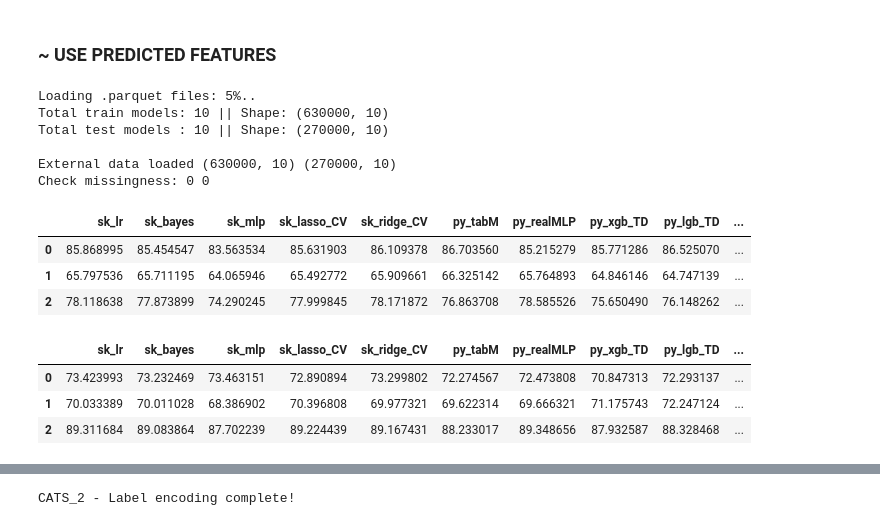
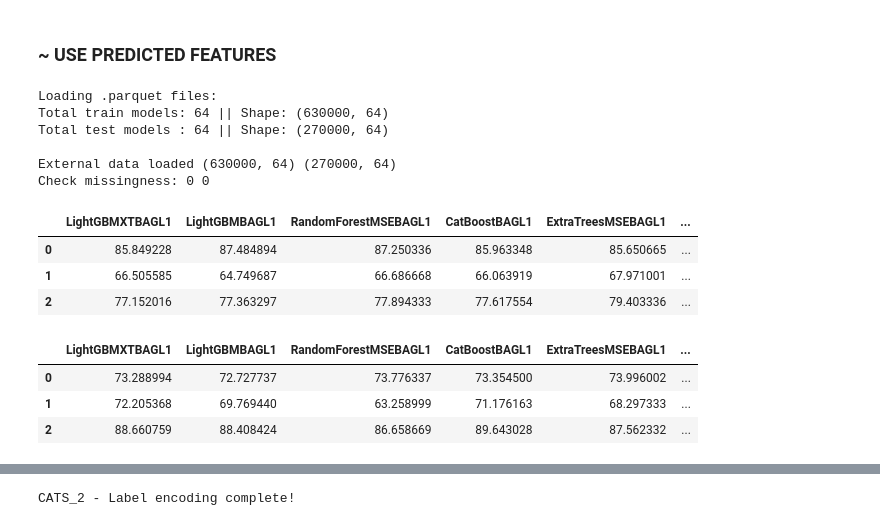
Before and after one commit to coded-sly/ps6e1-Student-Test-Score, a Jupyter notebook: ps6e1-lgbm-orig-basescore.ipynb, the cells around one changed output, grey strips where cells are left out. Cells and saved outputs as stored; diff of their text form; code cells hidden in the pictures.

```diff
--- a/ps6e1-lgbm-orig-basescore.ipynb
+++ b/ps6e1-lgbm-orig-basescore.ipynb
@@ -218,8 +221,8 @@ def dataloader(filepath):
 # %%
 PATHS = [
     # '/kaggle/input/ps6e1-per-feature-ag',
-    # '/kaggle/input/ps6e1-autogluon-trainorig',
-    '/kaggle/input/ps6e1-lr-gbdt-nn-trainorig',
+    '/kaggle/input/ps6e1-autogluon-trainorig',
+    # '/kaggle/input/ps6e1-lr-gbdt-nn-trainorig',
 ]
 
 ## -- Load dataframes --
@@ -227,42 +230,42 @@ train_dfs = []
 test_dfs  = []
 
 ## -- Load train/test datasets --
 for p in PATHS:
     tr, ts = dataloader(p)
     train_dfs.append(tr)
     test_dfs.append(ts)
 
 ## -- Concat datasets --
 ext_train = pd.concat(train_dfs, axis=1)
 ext_test  = pd.concat(test_dfs, axis=1)
 
 print('External data loaded', ext_train.shape, ext_test.shape)
 
 ## -- Drop weighted autogluon models --
 for c in ext_train.columns:
     if 'L2' in c or 'L3' in c: #
         ext_train.drop([c], axis=1, inplace=True)
         ext_test.drop([c], axis=1, inplace=True)
     elif c == TARGET:
         ext_train.drop([c], axis=1, inplace=True)
 
 ## -- Check for missing values --
 print('Check missingness:', ext_train.isna().sum().sum(), ext_test.isna().sum().sum())
 
 display(ext_train.head(3))
 display(ext_test.head(3))
 # %% [output]
-Loading .parquet files: 5%..
-Total train models: 10 || Shape: (630000, 10)
-Total test models : 10 || Shape: (270000, 10)
+Loading .parquet files:
+Total train models: 64 || Shape: (630000, 64)
+Total test models : 64 || Shape: (270000, 64)
 
-External data loaded (630000, 10) (270000, 10)
+External data loaded (630000, 64) (270000, 64)
 Check missingness: 0 0
-|  | sk_lr | sk_bayes | sk_mlp | sk_lasso_CV | sk_ridge_CV | py_tabM | py_realMLP | py_xgb_TD | py_lgb_TD | ... |
-| 0 | 85.868995 | 85.454547 | 83.563534 | 85.631903 | 86.109378 | 86.703560 | 85.215279 | 85.771286 | 86.525070 | ... |
-| 1 | 65.797536 | 65.711195 | 64.065946 | 65.492772 | 65.909661 | 66.325142 | 65.764893 | 64.846146 | 64.747139 | ... |
-| 2 | 78.118638 | 77.873899 | 74.290245 | 77.999845 | 78.171872 | 76.863708 | 78.585526 | 75.650490 | 76.148262 | ... |
+|  | LightGBMXTBAGL1 | LightGBMBAGL1 | RandomForestMSEBAGL1 | CatBoostBAGL1 | ExtraTreesMSEBAGL1 | ... |
+| 0 | 85.849228 | 87.484894 | 87.250336 | 85.963348 | 85.650665 | ... |
+| 1 | 66.505585 | 64.749687 | 66.686668 | 66.063919 | 67.971001 | ... |
+| 2 | 77.152016 | 77.363297 | 77.894333 | 77.617554 | 79.403336 | ... |
-|  | sk_lr | sk_bayes | sk_mlp | sk_lasso_CV | sk_ridge_CV | py_tabM | py_realMLP | py_xgb_TD | py_lgb_TD | ... |
-| 0 | 73.423993 | 73.232469 | 73.463151 | 72.890894 | 73.299802 | 72.274567 | 72.473808 | 70.847313 | 72.293137 | ... |
-| 1 | 70.033389 | 70.011028 | 68.386902 | 70.396808 | 69.977321 | 69.622314 | 69.666321 | 71.175743 | 72.247124 | ... |
-| 2 | 89.311684 | 89.083864 | 87.702239 | 89.224439 | 89.167431 | 88.233017 | 89.348656 | 87.932587 | 88.328468 | ... |
+|  | LightGBMXTBAGL1 | LightGBMBAGL1 | RandomForestMSEBAGL1 | CatBoostBAGL1 | ExtraTreesMSEBAGL1 | ... |
+| 0 | 73.288994 | 72.727737 | 73.776337 | 73.354500 | 73.996002 | ... |
+| 1 | 72.205368 | 69.769440 | 63.258999 | 71.176163 | 68.297333 | ... |
+| 2 | 88.660759 | 88.408424 | 86.658669 | 89.643028 | 87.562332 | ... |
```
Also changed, not shown: parts of 16 cells of this notebook.
